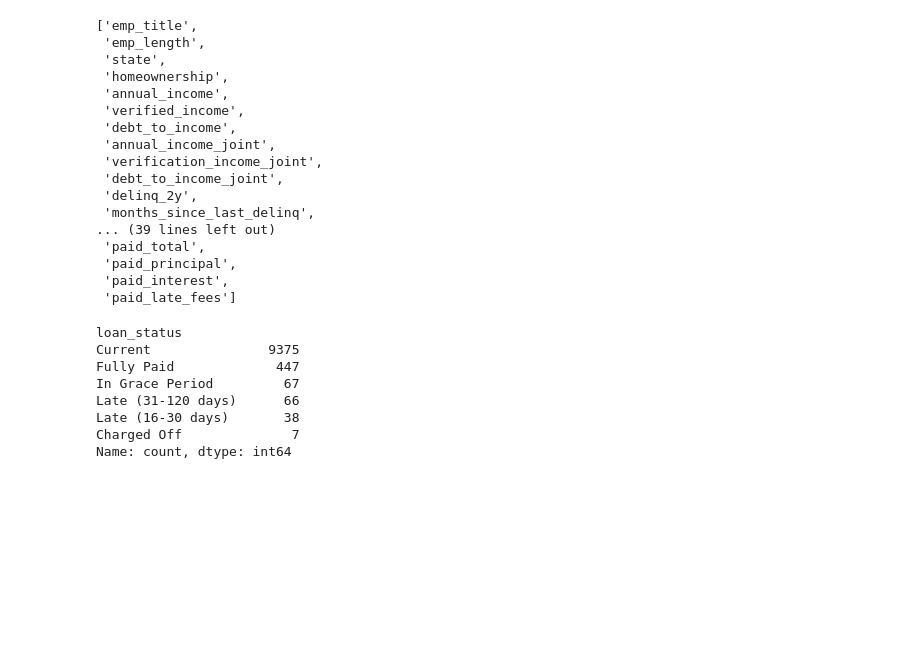
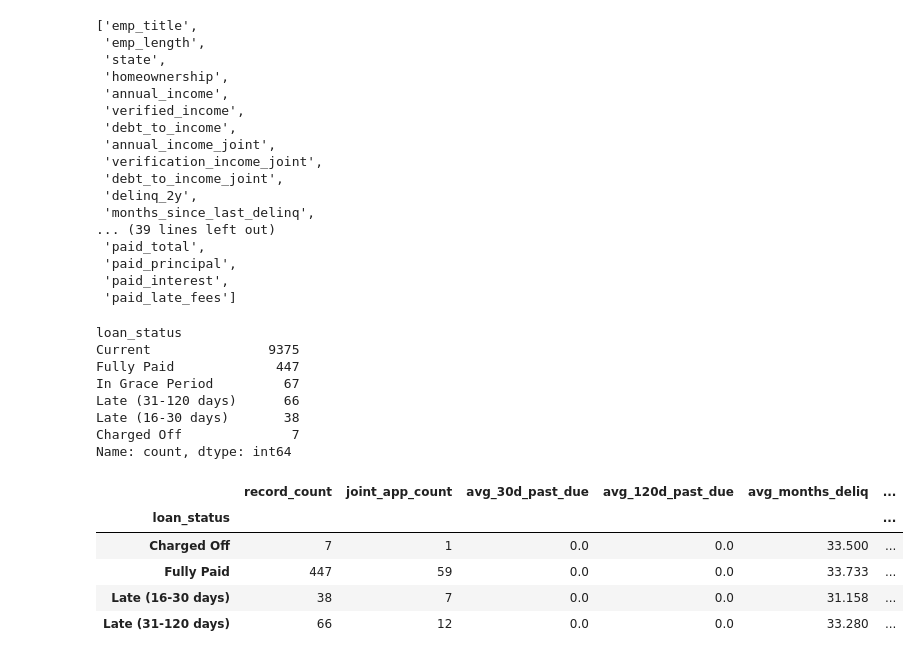
Before and after one commit to egrmventura/loan-default-ml-pipeline, a Jupyter notebook: notebooks/01_data_profiling.ipynb, the cells around one changed output. Saved outputs shown, nothing was run; the diff lists cells and outputs as text; code cells hidden in the pictures; blank space fills up the shorter version.

```diff
--- a/notebooks/01_data_profiling.ipynb
+++ b/notebooks/01_data_profiling.ipynb
@@ -88,3 +90,26 @@ Late (31-120 days)      66
 Late (16-30 days)       38
 Charged Off              7
 Name: count, dtype: int64
+# %%
+# Filter to only default binary statuses
+cohort = df[df['loan_status'].isin(['Charged Off',
+                                    'Late (31-120 days)',
+                                    'Late (16-30 days)',
+                                    'Fully Paid'])]
+
+# Analyze chosen signals across each loan_status
+cohort.groupby('loan_status').agg(
+    record_count = ('loan_status', 'count'),
+    joint_app_count = ('application_type', lambda x: (x == 'joint').sum()),
+    avg_30d_past_due = ('num_accounts_30d_past_due', 'mean'),
+    avg_120d_past_due = ('num_accounts_120d_past_due', 'mean'),
+    avg_months_deliq = ('months_since_last_delinq', 'mean'),
+    pct_ever_deliq = ('months_since_last_delinq', lambda x: (x.notna().sum() / len(x) * 100).round(2))
+    ).round(3)
+# %% [output]
+|  | record_count | joint_app_count | avg_30d_past_due | avg_120d_past_due | avg_months_deliq | ... |
+| loan_status |  |  |  |  |  | ... |
+| Charged Off | 7 | 1 | 0.0 | 0.0 | 33.500 | ... |
+| Fully Paid | 447 | 59 | 0.0 | 0.0 | 33.733 | ... |
+| Late (16-30 days) | 38 | 7 | 0.0 | 0.0 | 31.158 | ... |
+| Late (31-120 days) | 66 | 12 | 0.0 | 0.0 | 33.280 | ... |
```
Also changed, not shown: parts of 2 cells of this notebook, 5 other files.
